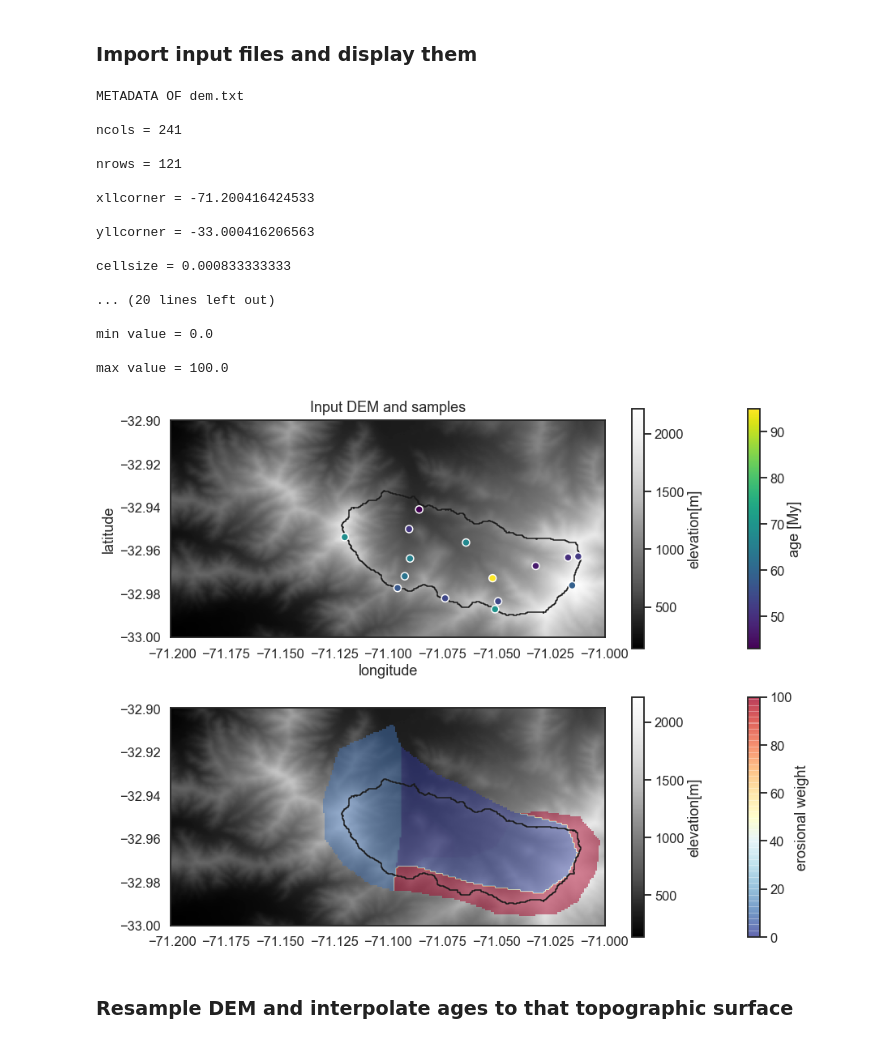
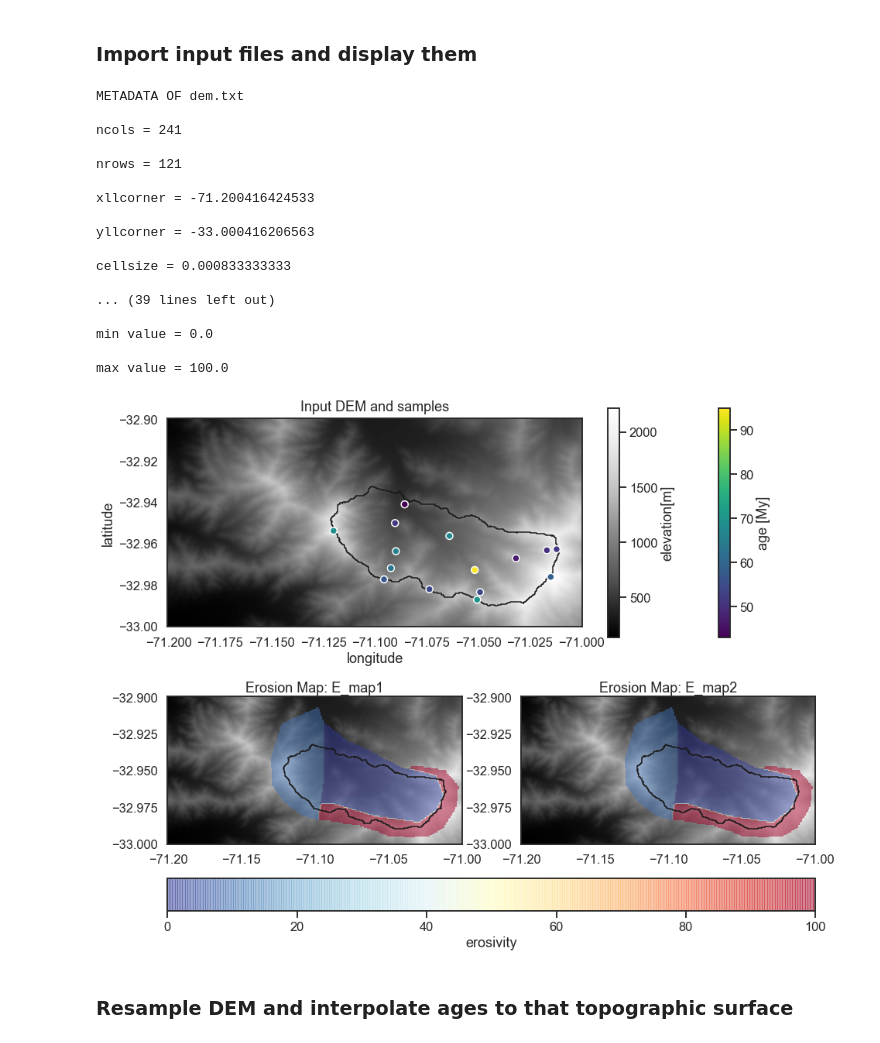
Before and after one commit to toddehlers/ESD_thermotrace, a Jupyter notebook: ESD_thermotrace.ipynb, the cells around one changed output. Saved outputs shown, nothing was run; the diff lists cells and outputs as text; code cells hidden in the pictures.

Commit message:
multiple erosion maps and found issue with probs

```diff
--- a/ESD_thermotrace.ipynb
+++ b/ESD_thermotrace.ipynb
@@ -31,7 +33,7 @@ sns.set(style='white', context='talk') # all plots have white background and lar
 # If not, no big deal, but computational time increases
 # Input Coordinate Reference System must be WGS1984
 dem_filename = 'dem.txt' # digital elevation model
-e_map_filename = 'e_map0.asc' # map of erosion, with same extent as DEM, each cell is assigned an erosional weigth
+e_map_filenames = ['e_map0.asc','e_map0.asc'] # list of erosion maps with same extent as DEM, each cell has an erosional weigth
 
 # watershed shapefile filename with .shp extension
 ws_filename = 'ws_lc.shp'
@@ -125,7 +127,15 @@ def read_ascii(filename, verbose=True):
     return dem, dem_info
 
 dem, dem_info = read_ascii(dem_filename)
-e_map, e_map_info = read_ascii(e_map_filename)
+e_maps = {}
+e_maps_info = {}
+count=0
+for i in e_map_filenames:
+    count+=1
+    key = 'E_map'+str(count)
+    e_maps[key], e_maps_info[key] = read_ascii(i)
+
+max_e = max([np.nanmax(m) for k,m in e_maps.items()])
 # %% [output]
 METADATA OF dem.txt
 
@@ -139,7 +149,7 @@ yllcorner = -33.000416206563
 
 cellsize = 0.000833333333
 
-... (20 lines left out)
+... (39 lines left out)
 
 min value = 0.0
 
@@ -189,64 +199,54 @@ ws_outline = gpd.read_file('input/'+ws_filename)
 ####################################################################################################
 
 # specify the figure's geographical extent in lat,lon
 extent84 = (dem_info['xllcorner'],
             dem_info['xllcorner']+dem_info['ncols']*dem_info['cellsize'],
             dem_info['yllcorner'],
             dem_info['yllcorner']+dem_info['nrows']*dem_info['cellsize'])
 
-# make figure and axes
+# make figure, gridspec and axes
 # you can edit the parameter "figsize" if the aspect ratio doesn't fit
 fig = plt.figure(figsize=(15,12))
-gspec = gs.GridSpec(2,1,figure=fig)
+gspec = gs.GridSpec(2,len(e_maps.keys()),figure=fig)
 
 # raster plot
-ax1 = fig.add_subplot(gspec[0])
-im = ax1.imshow(dem,
-               origin='upper',
-               cmap='Greys_r',
-               extent=extent84)
-
+ax1 = fig.add_subplot(gspec[0,:]) # first row of plot
+im = ax1.imshow(dem, origin='upper', cmap='Greys_r', extent=extent84)
 # polygon plot
 poly = ws_outline.plot(edgecolor='k',facecolor='None',ax=ax1)
-
 # scatter plot
-sct = ax1.scatter(lon, lat, c=a,
-                 cmap='viridis',
-                 edgecolor='w')
-
+sct = ax1.scatter(lon, lat, c=a, cmap='viridis', edgecolor='w')
 ax1.set(aspect='equal', xlabel='longitude', ylabel='latitude')
 ax1.set_title('Input DEM and samples',pad=10)
-
+# colorbar
 cb2 = fig.colorbar(sct)
 cb2.set_label('age [My]')
 cb1 = fig.colorbar(im)
 cb1.set_label('elevation[m]')
 
-# plot imported erosional map
-ax2 = fig.add_subplot(gspec[1])
-im2= ax2.imshow(dem,
-                origin='upper',
-                cmap='Greys_r',
-                extent=extent84)
-
-em = ax2.imshow(e_map,
-               origin='upper',
-               cmap='RdYlBu_r',
-               extent=extent84, alpha=0.5)
-ws_outline.plot(edgecolor='k',facecolor='None',ax=ax2)
-cb3 = fig.colorbar(em)
-cb4 = fig.colorbar(im2)
-cb3.set_label('erosional weight')
-cb4.set_label('elevation[m]')
+# plot imported erosional maps
+count = 0
+row2 = []
+for k,i in e_maps.items():
+    count+=1
+    ax = fig.add_subplot(gspec[1,count-1])
+    row2.append(ax)
+    im2= ax.imshow(dem, origin='upper', cmap='Greys_r', extent=extent84)
+    em = ax.imshow(i, origin='upper', cmap='RdYlBu_r', extent=extent84, alpha=0.5, vmin=0, vmax=max_e)
+    ws_outline.plot(edgecolor='k',facecolor='None',ax=ax)
+    ax.set(title='Erosion Map: '+k)
+    if count == gspec.get_geometry()[1]:
+        cb3 = fig.colorbar(em,orientation='horizontal',ax=row2)
+        cb3.set_label('erosivity')
 
 # make output directory
 if not path.exists(opf):
     mkdir(opf)
 
 # and save figure
 fig.savefig(opf+'/input_data.pdf', dpi=200)
 # %% [output]
-[figure, old version]
+[figure, new version]
 # %% [markdown]
 ### Resample DEM and interpolate ages to that topographic surface
 # %%
```
Also changed, not shown: parts of 15 cells of this notebook, 6 other files.
